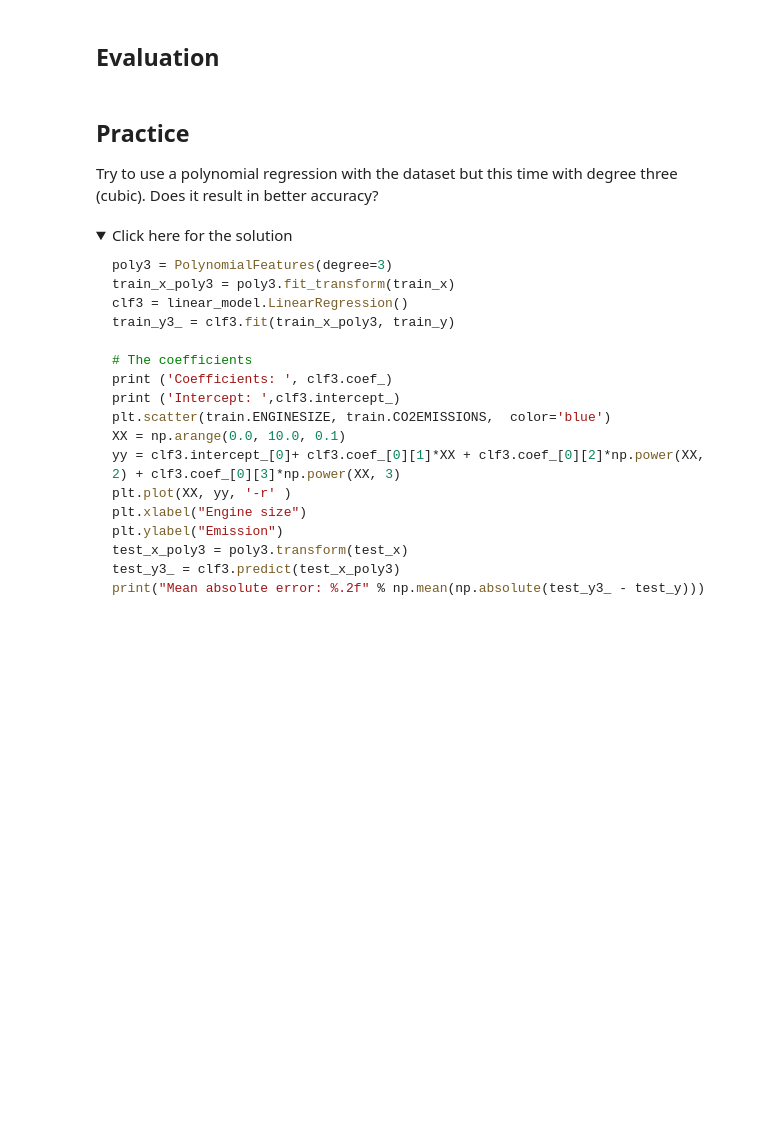
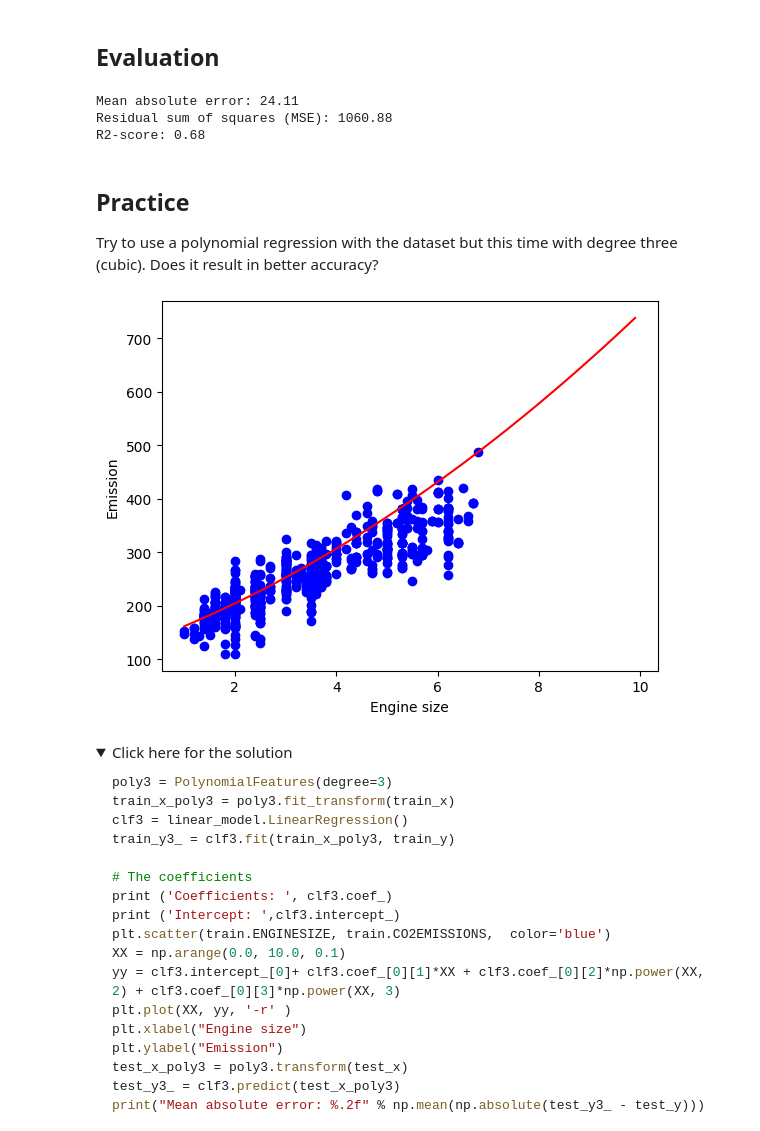
Before and after one commit to iprathammishra/edX_01, a Jupyter notebook: jupy/regr/ML0101EN-Reg-Polynomial-Regression-Co2.ipynb, the cells around one changed output. Cells and saved outputs as stored; diff of their text form; code cells hidden in the pictures; folded sections open; blank space fills up the shorter version.

```diff
--- a/jupy/regr/ML0101EN-Reg-Polynomial-Regression-Co2.ipynb
+++ b/jupy/regr/ML0101EN-Reg-Polynomial-Regression-Co2.ipynb
@@ -190,11 +210,15 @@ plt.ylabel("Emission")
 from sklearn.metrics import r2_score
 
 test_x_poly = poly.transform(test_x)
-test_y_ = clf.predict(test_x_poly)
+test_y_ = regr_p.predict(test_x_poly)
 
 print("Mean absolute error: %.2f" % np.mean(np.absolute(test_y_ - test_y)))
 print("Residual sum of squares (MSE): %.2f" % np.mean((test_y_ - test_y) ** 2))
-print("R2-score: %.2f" % r2_score(test_y,test_y_ ) )
+print("R2-score: %.2f" % r2_score(test_y_,test_y ) )
+# %% [output]
+Mean absolute error: 24.11
+Residual sum of squares (MSE): 1060.88
+R2-score: 0.68
 # %% [markdown]
 <h2 id="practice">Practice</h2>
 Try to use a polynomial regression with the dataset but this time with degree three (cubic). Does it result in better accuracy?
@@ -203,3 +225,29 @@ Try to use a polynomial regression with the dataset but this time with degree th
+# %%
+from sklearn.preprocessing import PolynomialFeatures
+from sklearn.metrics import r2_score
+from sklearn import linear_model
+
+trainX = np.asanyarray(train[['ENGINESIZE']])
+trainY = np.asanyarray(train[['CO2EMISSIONS']])
+
+testX = np.asanyarray(test[['ENGINESIZE']])
+testY = np.asanyarray(test[['CO2EMISSIONS']])
+
+poly = PolynomialFeatures(degree=3)
+trainX_poly = poly.fit_transform(trainX)
+
+regrP = linear_model.LinearRegression()
+regrP.fit(trainX_poly, trainY)
+
+plt.scatter(train.ENGINESIZE, train.CO2EMISSIONS, color='blue')
+xx = np.arange(1.0, 10.0, 0.1)
+yy = regrP.intercept_[0] + regrP.coef_[0][1]*xx + regrP.coef_[0][2]*np.power(xx, 2)
+plt.plot(xx, yy, '-r')
+plt.xlabel("Engine size")
+plt.ylabel("Emission")
+plt.show()
+# %% [output]
+[figure, added]
 # %% [markdown]
 <details><summary>Click here for the solution</summary>
 
```
Also changed, not shown: parts of 15 cells of this notebook.
